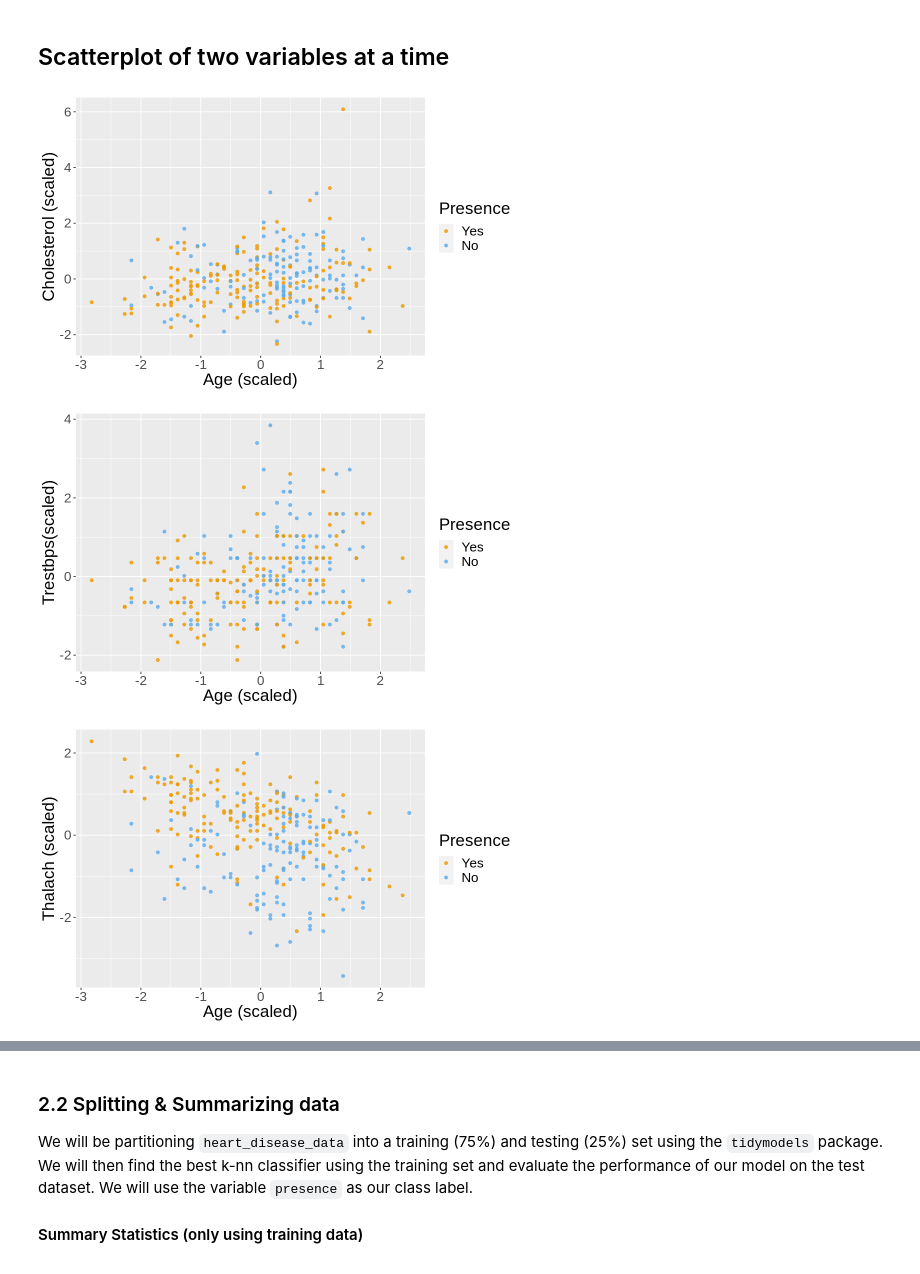
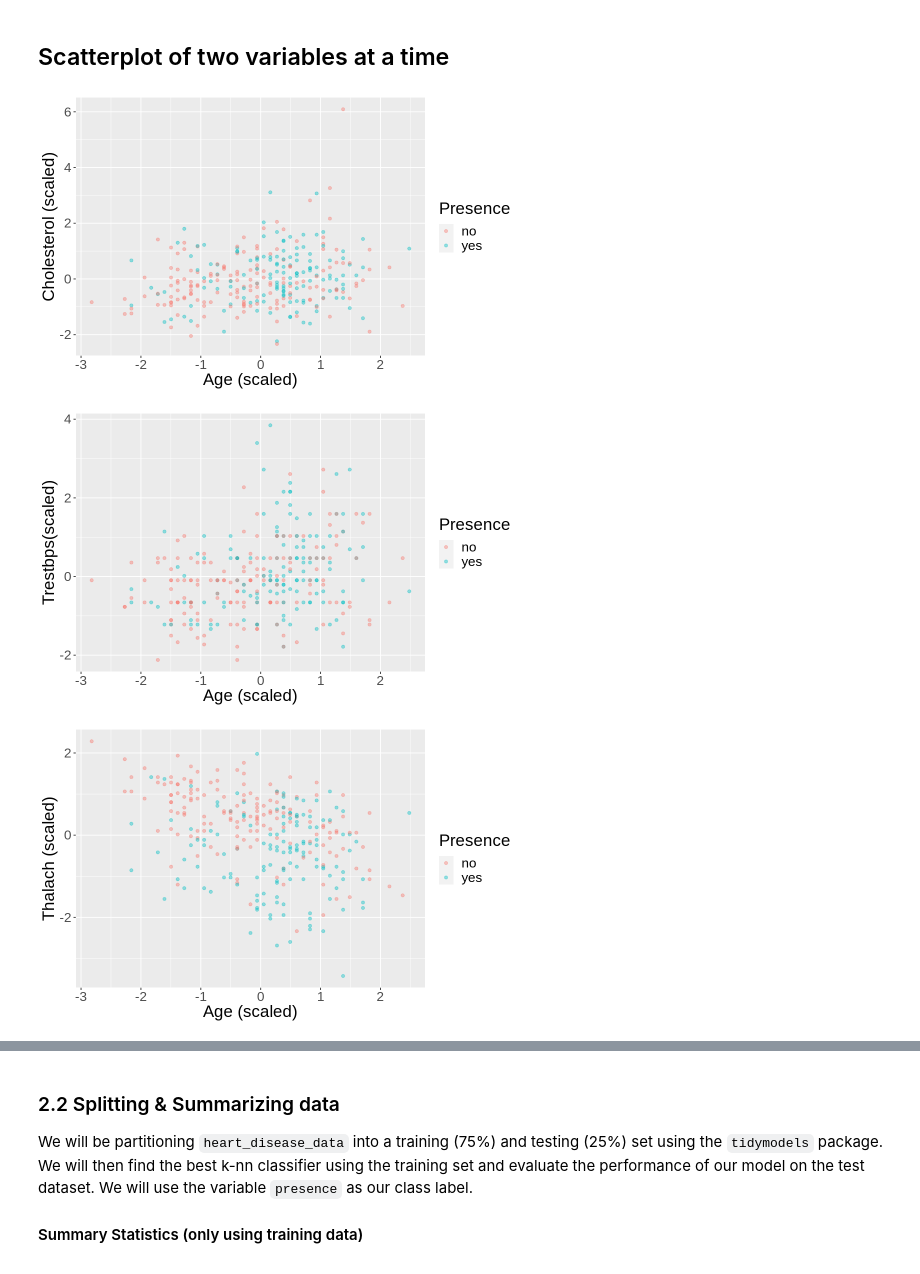
Before and after one commit to tashijain/DSCI100GroupProject, a Jupyter notebook: group_project_report.ipynb, the cells around one changed output, grey strips where cells are left out. Saved outputs shown, nothing was run; the diff lists cells and outputs as text; code cells hidden in the pictures.

```diff
--- a/group_project_report.ipynb
+++ b/group_project_report.ipynb
@@ -256,114 +206,94 @@ heart_disease_data_scaled <- heart_disease_data %>%
 
 age_chol <- heart_disease_data_scaled %>%
   ggplot(aes(x = age, y = chol, color = presence)) +
-  geom_point(alpha = 0.8) +
+  geom_point(alpha = 0.4) +
   labs(x = "Age (scaled)",
        y = "Cholesterol (scaled)",
        color = "Presence") +
-  scale_color_manual(labels = c("Yes", "No"),
-                     values = c("orange2", "steelblue2"))  +
-                                          theme(text = element_text(size = 20))
+       theme(text = element_text(size = 20))
 age_chol
 
 age_trestbps <- heart_disease_data_scaled %>%
   ggplot(aes(x = age, y = trestbps, color = presence)) +
-  geom_point(alpha = 0.8) +
+  geom_point(alpha = 0.4) +
   labs(x = "Age (scaled)",
        y = "Trestbps(scaled)",
        color = "Presence") +
-  scale_color_manual(labels = c("Yes", "No"),
-                     values = c("orange2", "steelblue2"))  +
-                                          theme(text = element_text(size = 20))
+       theme(text = element_text(size = 20))
 age_trestbps
 
 age_thalach <- heart_disease_data_scaled %>%
   ggplot(aes(x = age, y = thalach, color = presence)) +
-  geom_point(alpha = 0.8) +
+  geom_point(alpha = 0.4) +
   labs(x = "Age (scaled)",
        y = "Thalach (scaled)",
        color = "Presence") +
-  scale_color_manual(labels = c("Yes", "No"),
-                     values = c("orange2", "steelblue2"))  +
-                                          theme(text = element_text(size = 20))
+       theme(text = element_text(size = 20))
 age_thalach
 
 age_oldpeak <- heart_disease_data_scaled %>%
   ggplot(aes(x = age, y = oldpeak, color = presence)) +
-  geom_point(alpha = 0.8) +
+  geom_point(alpha = 0.4) +
   labs(x = "Age (scaled)",
        y = "Oldpeak(scaled)",
        color = "Presence") +
-  scale_color_manual(labels = c("Yes", "No"),
-                     values = c("orange2", "steelblue2"))  +
-                                          theme(text = element_text(size = 20))
+       theme(text = element_text(size = 20))
 age_oldpeak
 
 chol_trestbps <- heart_disease_data_scaled %>%
   ggplot(aes(x = chol, y = trestbps, color = presence)) +
-  geom_point(alpha = 0.8) +
+  geom_point(alpha = 0.4) +
   labs(x = "Cholesterol (scaled)",
        y = "Trestbps (scaled)",
        color = "Presence") +
-  scale_color_manual(labels = c("Yes", "No"),
-                     values = c("orange2", "steelblue2"))  +
-                                          theme(text = element_text(size = 20))
+       theme(text = element_text(size = 20))
 chol_trestbps
 
 chol_thalach <- heart_disease_data_scaled %>%
   ggplot(aes(x = chol, y = thalach, color = presence)) +
-  geom_point(alpha = 0.8) +
+  geom_point(alpha = 0.4) +
   labs(x = "Cholesterol (scaled)",
        y = "Thalach (scaled)",
        color = "Presence") +
-  scale_color_manual(labels = c("Yes", "No"),
-                     values = c("orange2", "steelblue2"))  +
-                                          theme(text = element_text(size = 20))
+       theme(text = element_text(size = 20))
 chol_thalach
 
 chol_oldpeak <- heart_disease_data_scaled %>%
   ggplot(aes(x = chol, y = oldpeak, color = presence)) +
-  geom_point(alpha = 0.) +
+  geom_point(alpha = 0.4) +
   labs(x = "Cholesterol (scaled)",
        y = "Oldpeak (scaled)",
        color = "Presence") +
-  scale_color_manual(labels = c("Yes", "No"),
-                     values = c("orange2", "steelblue2"))  +
-                                          theme(text = element_text(size = 20))
+       theme(text = element_text(size = 20))
 chol_oldpeak
 
 thalach_trestbps <- heart_disease_data_scaled %>%
   ggplot(aes(x = thalach, y = trestbps, color = presence)) +
   geom_point(alpha = 0.4) +
   labs(x = "Thalach (scaled)",
        y = "Trestbps (scaled)",
        color = "Presence") +
-  scale_color_manual(labels = c("Yes", "No"),
-                     values = c("orange2", "steelblue2"))  +
-                                          theme(text = element_text(size = 20))
+       theme(text = element_text(size = 20))
 thalach_trestbps
 
 thalach_oldpeak <- heart_disease_data_scaled %>%
   ggplot(aes(x = thalach, y = oldpeak, color = presence)) +
   geom_point(alpha = 0.4) +
   labs(x = "Thalach (scaled)",
        y = "Oldpeak (scaled)",
        color = "Presence") +
-  scale_color_manual(labels = c("Yes", "No"),
-                     values = c("orange2", "steelblue2"))  +
-                                          theme(text = element_text(size = 20))
+       theme(text = element_text(size = 20))
 thalach_oldpeak
 
 oldpeak_trestbps <- heart_disease_data_scaled %>%
   ggplot(aes(x = oldpeak, y = trestbps, color = presence)) +
   geom_point(alpha = 0.4) +
   labs(x = "Oldpeak (scaled)",
        y = "Trestbps (scaled)",
        color = "Presence") +
-  scale_color_manual(labels = c("Yes", "No"),
-                     values = c("orange2", "steelblue2"))  +
-                                          theme(text = element_text(size = 20))
+       theme(text = element_text(size = 20))
 oldpeak_trestbps
 # %% [output]
-[figure, old version]
+[figure, new version]
-[figure, old version]
+[figure, new version]
-[figure, old version]
+[figure, new version]
```
Also changed, not shown: parts of 13 cells of this notebook.
